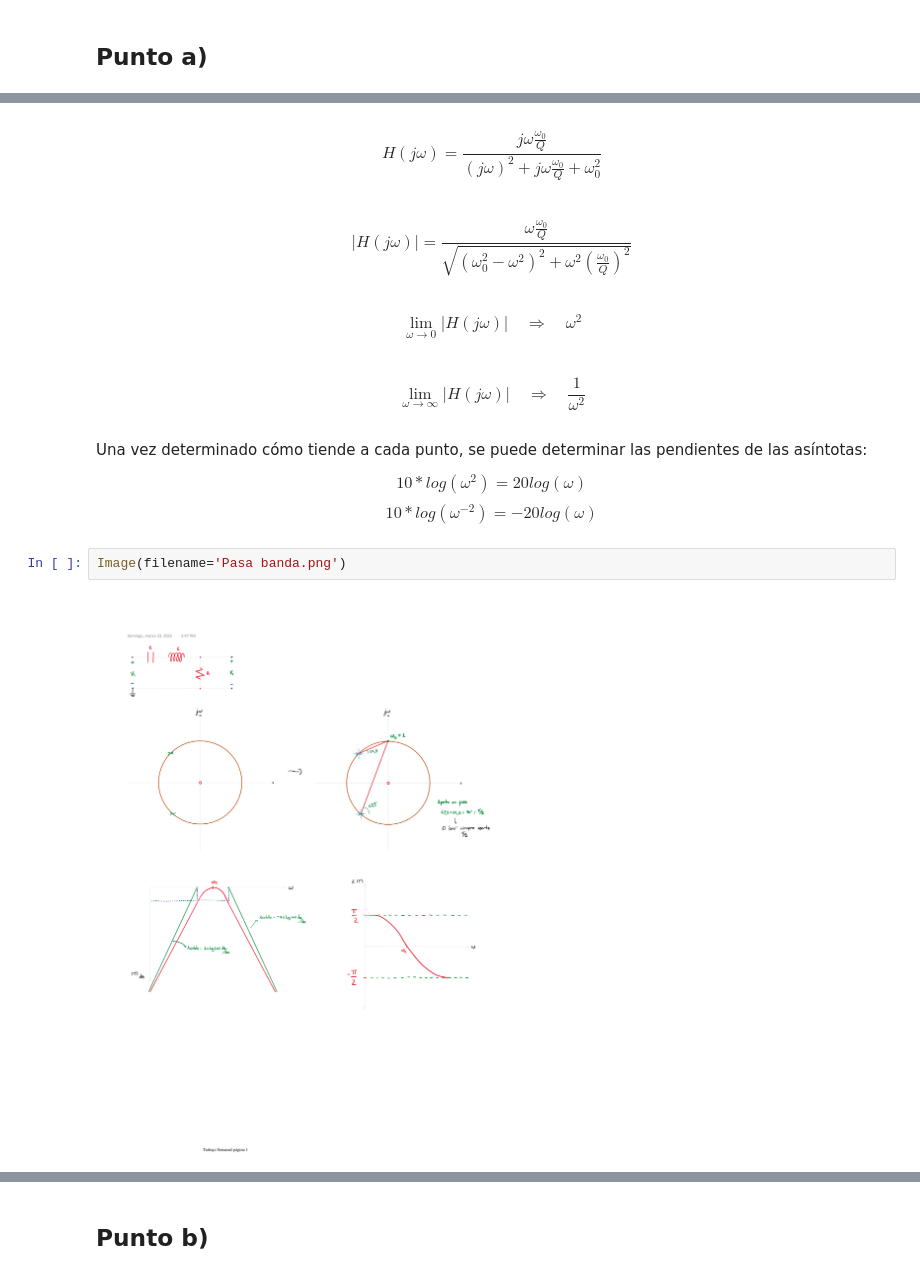
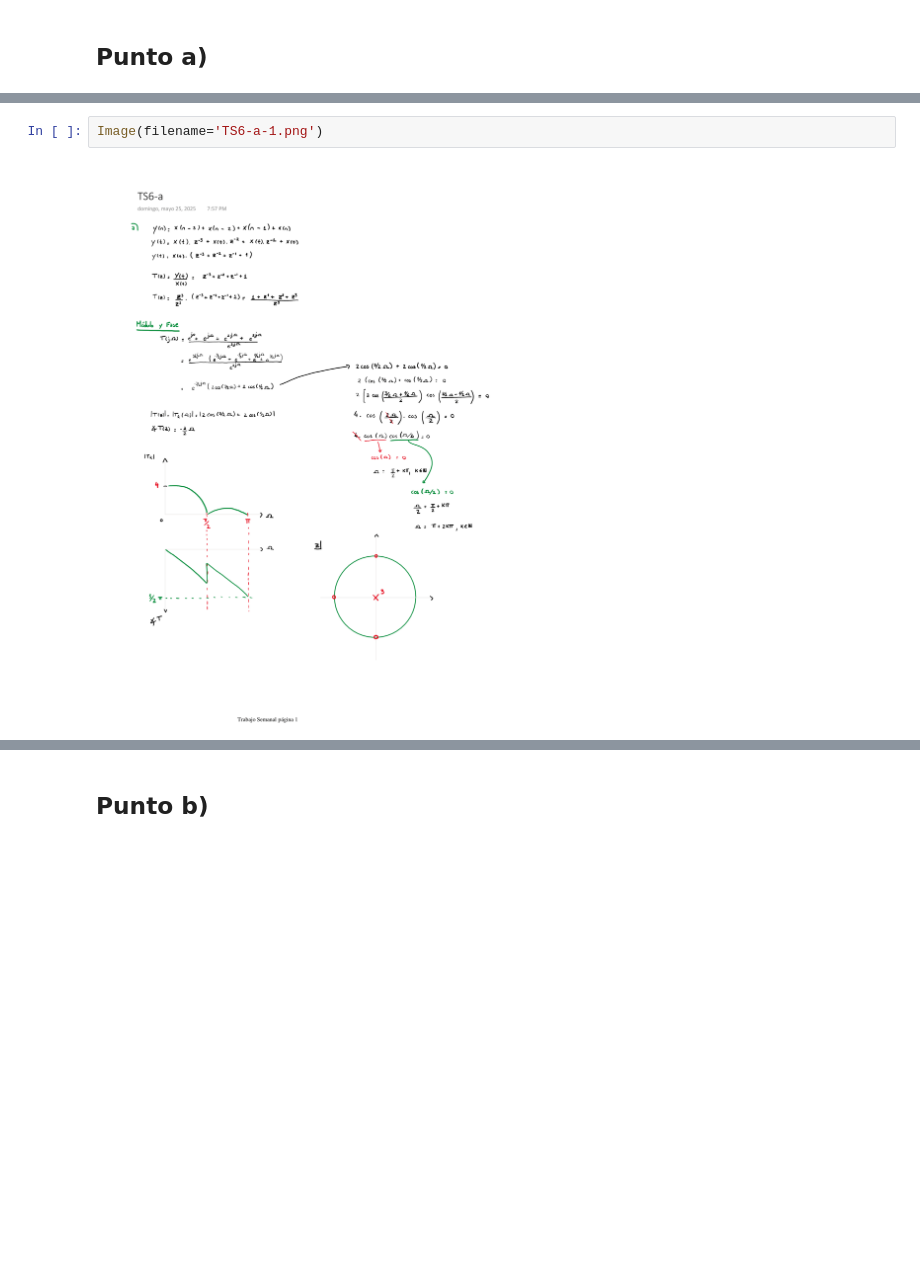
Before and after one commit to Mateo-Cabo/APS, a Jupyter notebook: Trabajo semana 6/TS6.ipynb, the cells around one changed output, grey strips where cells are left out. Drawn from its saved outputs; the diff is of its cells as text; blank space fills up the shorter version.

```diff
--- a/Trabajo semana 6/TS6.ipynb
+++ b/Trabajo semana 6/TS6.ipynb
@@ -21,17 +5,4 @@ $$H(s) = \frac{s\frac{\omega_{0}}{Q}}{s^{2}+s\frac{\omega_{0}}{Q}+\omega_{0}^{2}
-# %% [markdown]
-$$H(j\omega) = \frac{j\omega\frac{\omega_{0}}{Q}}{(j\omega)^{2}+j\omega\frac{\omega_{0}}{Q}+\omega_{0}^{2}}$$
-# %% [markdown]
-$$\left | H(j\omega) \right | = \frac{\omega\frac{\omega_{0}}{Q}}{\sqrt{(\omega_{0}^{2}-\omega^{2})^{2}+\omega^{2}(\frac{\omega_{0}}{Q})^2}}$$
-# %% [markdown]
-$$\displaystyle \lim_{ \omega \to 0} \left | H(j\omega) \right | \quad \Rightarrow \quad \omega^{2}$$
-# %% [markdown]
-$$\displaystyle \lim_{ \omega \to \infty} \left | H(j\omega) \right | \quad \Rightarrow \quad \frac{1}{\omega^{2}}$$
-# %% [markdown]
-Una vez determinado cómo tiende a cada punto, se puede determinar las pendientes de las asíntotas:
-
-$$10*log(\omega^{2}) = 20log(\omega)$$
-$$10*log(\omega^{-2}) = -20log(\omega)$$
 # %%
-Image(filename='Pasa banda.png')
+Image(filename='TS6-a-1.png')
 # %% [output]
-[figure, old version]
+[figure, new version]
```
Also changed, not shown: parts of 32 cells of this notebook.
